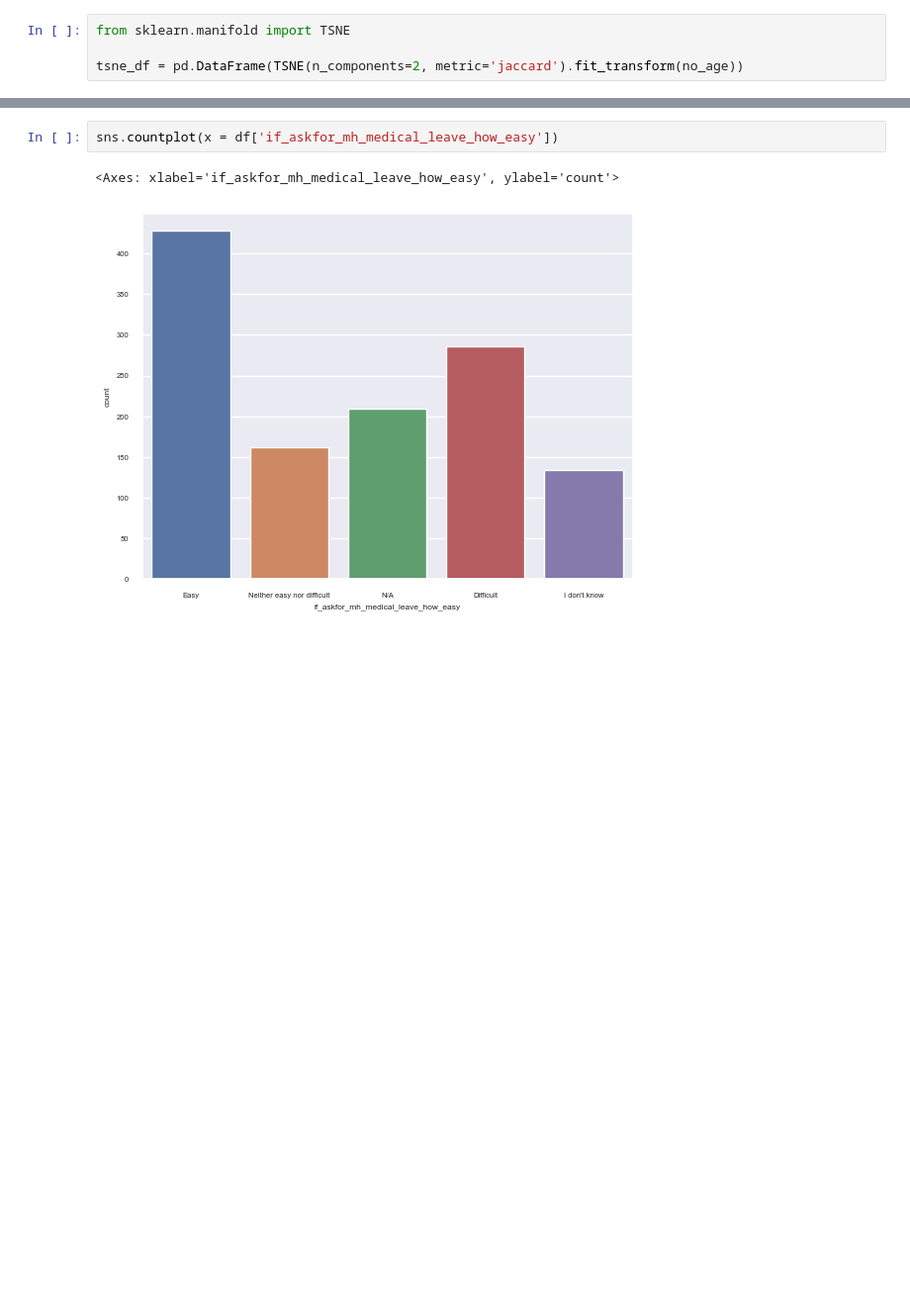
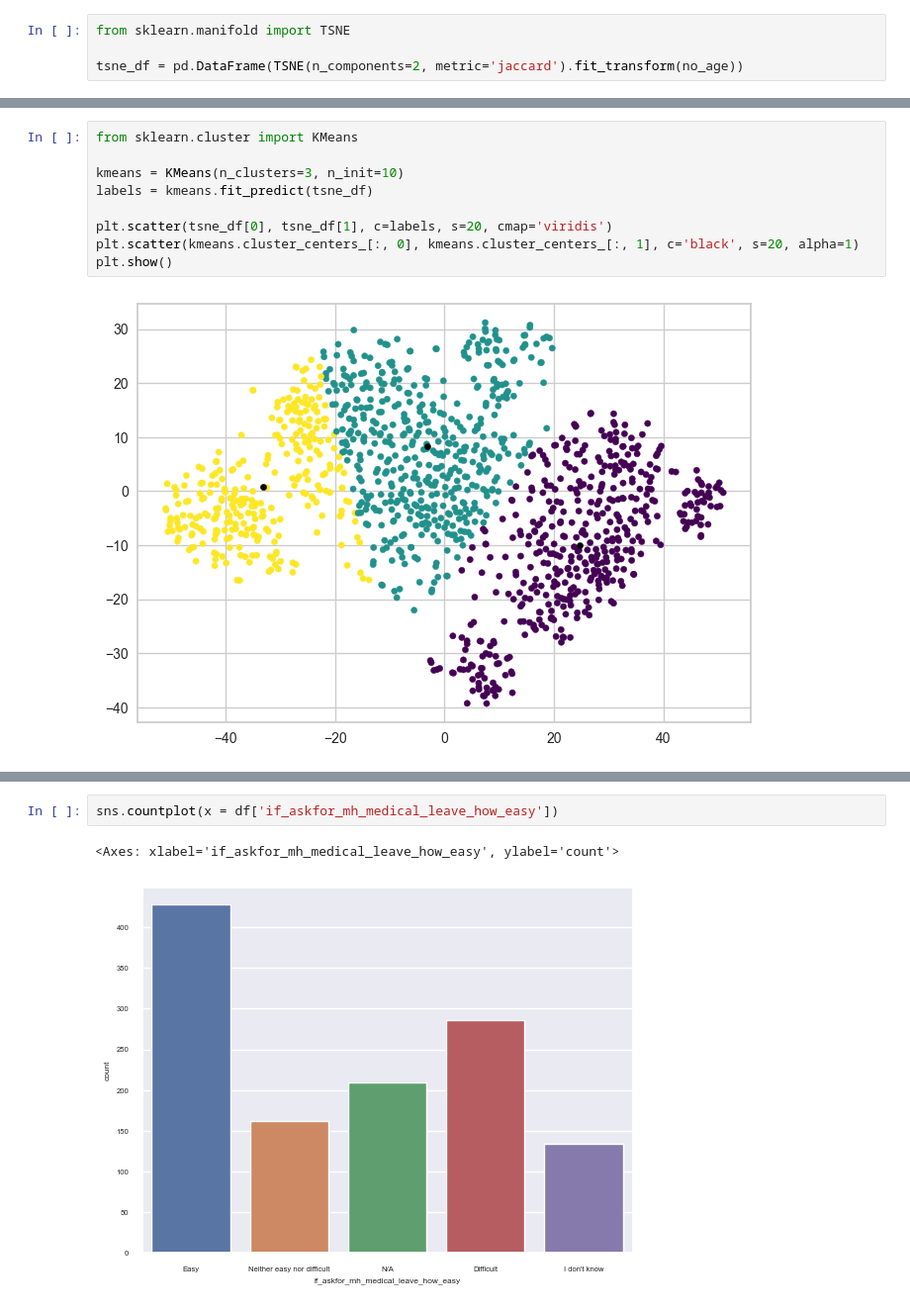
Before and after one commit to kasvoy/KaggleLearning, a Jupyter notebook: mental_health/mental_health.ipynb, the cells around one changed output, grey strips where cells are left out. Shown at 99% size. Cells and saved outputs as stored; diff of their text form; blank space fills up the shorter version.

```diff
--- a/mental_health/mental_health.ipynb
+++ b/mental_health/mental_health.ipynb
@@ -343,0 +314,11 @@ sns.scatterplot(x = tsne_df[0], y = tsne_df[1])
+# %%
+from sklearn.cluster import KMeans
+
+kmeans = KMeans(n_clusters=3, n_init=10)
+labels = kmeans.fit_predict(tsne_df)
+
+plt.scatter(tsne_df[0], tsne_df[1], c=labels, s=20, cmap='viridis')
+plt.scatter(kmeans.cluster_centers_[:, 0], kmeans.cluster_centers_[:, 1], c='black', s=20, alpha=1)
+plt.show()
+# %% [output]
+[figure, added]
```
Also changed, not shown: parts of 11 cells of this notebook.
